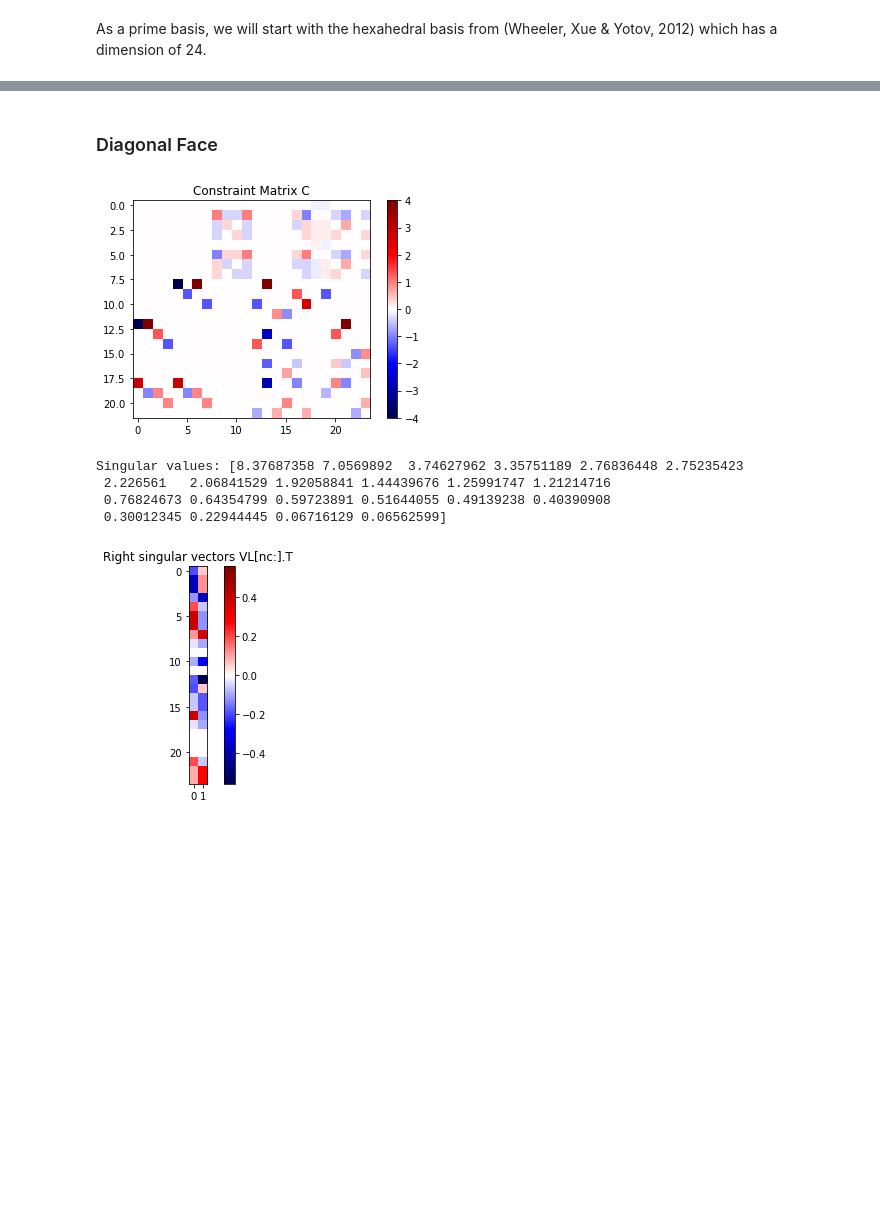
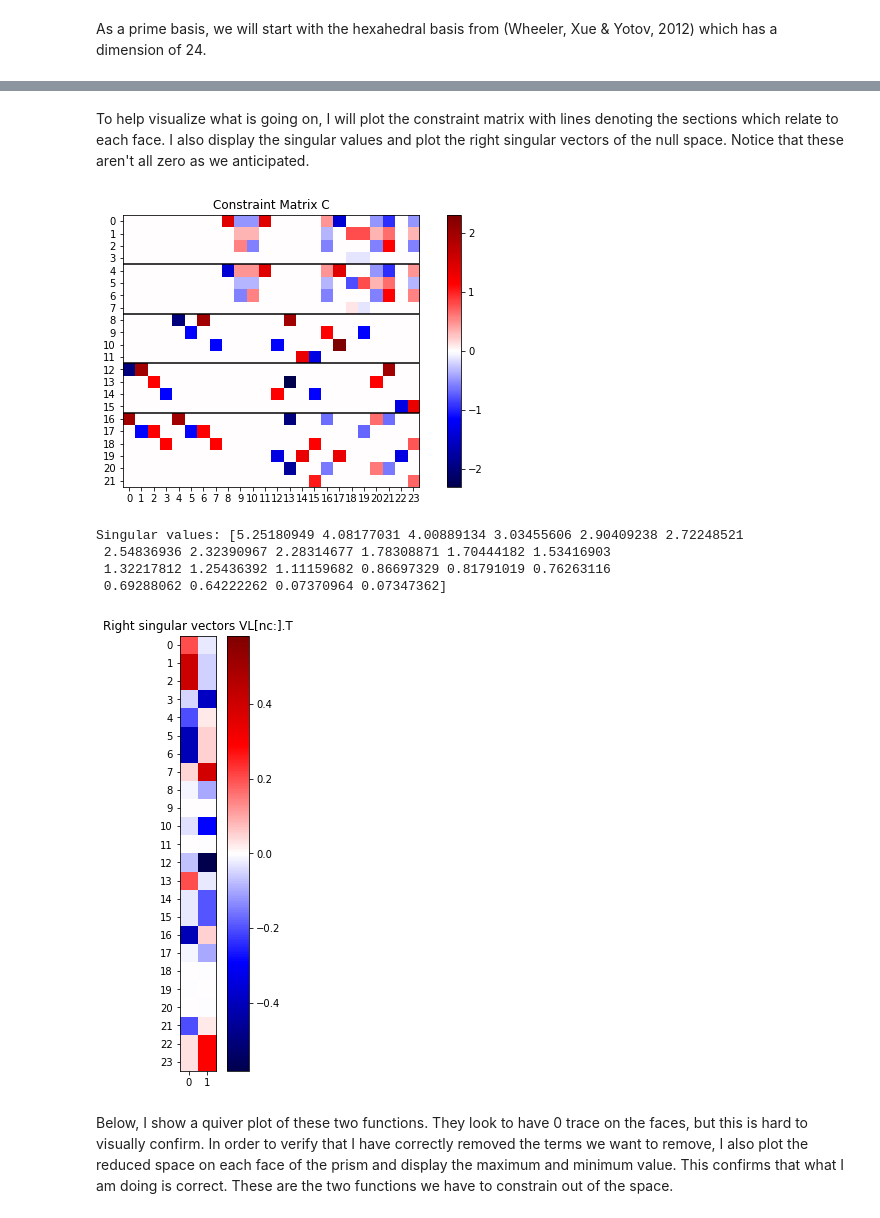
Before and after one commit to TDycores-Project/toy-problems, a Jupyter notebook: HdivSetup/WhatDoWeHaveLeft.ipynb, the cells around one changed output, grey strips where cells are left out. Cells and saved outputs as stored; diff of their text form; code cells hidden in the pictures; blank space fills up the shorter version.

Commit message:
check on the last two remaining functions

```diff
--- a/HdivSetup/WhatDoWeHaveLeft.ipynb
+++ b/HdivSetup/WhatDoWeHaveLeft.ipynb
@@ -97,2 +33,0 @@ nc += 4
-# %% [markdown]
-### Diagonal Face
@@ -121,24 +91,56 @@ nc += 6
+# %%
+C =              IntegrateFace([[-1,-1,+1],
+                                [+1,-1,+1],
+                                [-1,+1,+1]],[0,1,1,2],[0,0,1,0]) # top
+C = np.vstack([C,IntegrateFace([[+1,-1,-1],
+                                [-1,-1,-1],
+                                [-1,+1,-1]],[0,1,1,2],[0,0,1,0])]) # bottom
+C = np.vstack([C,IntegrateFace([[-1,-1,-1],
+                                [+1,-1,-1],
+                                [-1,-1,+1],
+                                [+1,-1,+1]],[0,1,1,2],[0,0,1,1])]) # front
+C = np.vstack([C,IntegrateFace([[-1,+1,-1],
+                                [-1,-1,-1],
+                                [-1,+1,+1],
+                                [-1,-1,+1]],[0,1,1,2],[0,0,1,1])]) # left
+C = np.vstack([C,IntegrateFace([[+1,-1,-1],
+                                [-1,+1,-1],
+                                [+1,-1,+1],
+                                [-1,+1,+1]],[0,1,1,2,2,3],[0,0,1,1,0,1])]) # diagonal
+# %% [markdown]
+To help visualize what is going on, I will plot the constraint matrix with lines denoting the sections which relate to each face. I also display the singular values and plot the right singular vectors of the null space. Notice that these aren't all zero as we anticipated.
 # %%
-c = C[:nc]
-mag = np.abs(c).max()
-cb = plt.imshow(c,vmin=-mag,vmax=+mag,cmap="seismic")
+mag = np.abs(C).max()
+fig,ax = plt.subplots(figsize=(10,5))
+cb = ax.imshow(C,vmin=-mag,vmax=+mag,cmap="seismic")
 plt.colorbar(cb)
+for i in [3,7,11,15]:
+    plt.plot([-0.5,C.shape[1]-0.5],[i+.5,i+.5],'-k')
+plt.xlim(-0.5,C.shape[1]-0.5)
+plt.xticks(range(C.shape[1]))
+plt.yticks(range(C.shape[0]))
 plt.title("Constraint Matrix C")
 plt.show()
 
-UL,SL,VL = np.linalg.svd(c)
+UL,SL,VL = np.linalg.svd(C)
 print("Singular values:",SL)
 
-VL = VL[nc:,:]
+VL = VL[C.shape[0]:,:]
 mag = np.abs(VL).max()
-cb = plt.imshow(VL.T,vmin=-mag,vmax=+mag,cmap="seismic")
+fig,ax = plt.subplots(figsize=(4,8))
+cb = ax.imshow(VL.T,vmin=-mag,vmax=+mag,cmap="seismic")
 plt.colorbar(cb)
+plt.xticks(range(VL.shape[0]))
+plt.yticks(range(VL.shape[1]))
 plt.title("Right singular vectors VL[nc:].T")
+
 plt.show()
 # %% [output]
-[figure, old version]
+[figure, new version]
-Singular values: [8.37687358 7.0569892  3.74627962 3.35751189 2.76836448 2.75235423
- 2.226561   2.06841529 1.92058841 1.44439676 1.25991747 1.21214716
- 0.76824673 0.64354799 0.59723891 0.51644055 0.49139238 0.40390908
- 0.30012345 0.22944445 0.06716129 0.06562599]
+Singular values: [5.25180949 4.08177031 4.00889134 3.03455606 2.90409238 2.72248521
+ 2.54836936 2.32390967 2.28314677 1.78308871 1.70444182 1.53416903
+ 1.32217812 1.25436392 1.11159682 0.86697329 0.81791019 0.76263116
+ 0.69288062 0.64222262 0.07370964 0.07347362]
-[figure, old version]
+[figure, new version]
+# %% [markdown]
+Below, I show a quiver plot of these two functions. They look to have 0 trace on the faces, but this is hard to visually confirm. In order to verify that I have correctly removed the terms we want to remove, I also plot the reduced space on each face of the prism and display the maximum and minimum value. This confirms that what I am doing is correct. These are the two functions we have to constrain out of the space.
```
Also changed, not shown: parts of 17 cells of this notebook.
